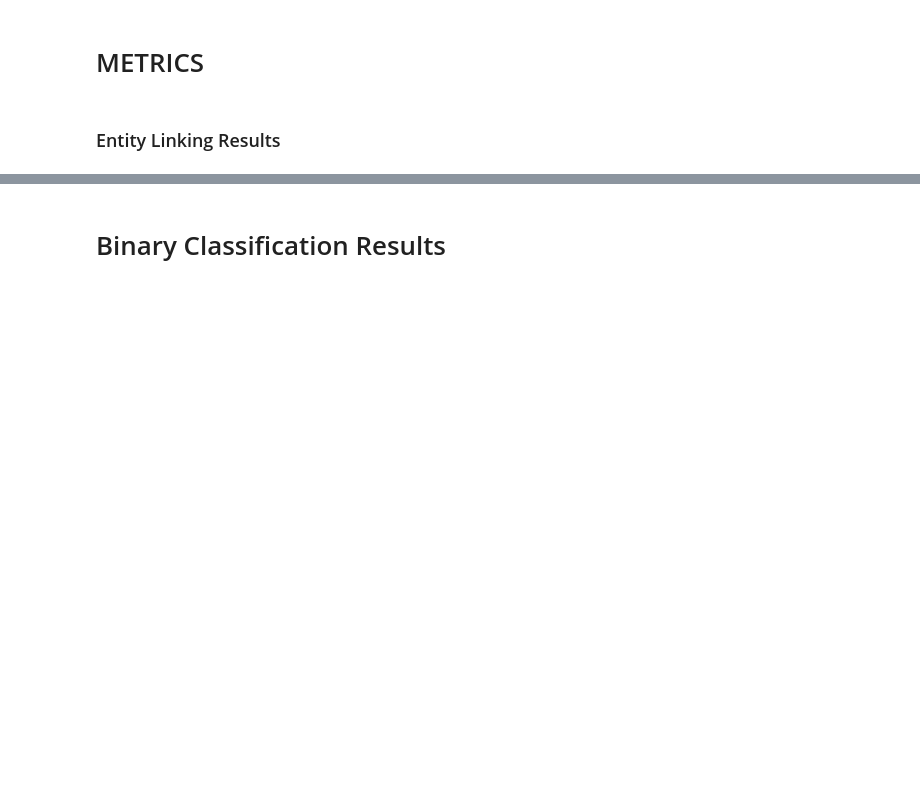
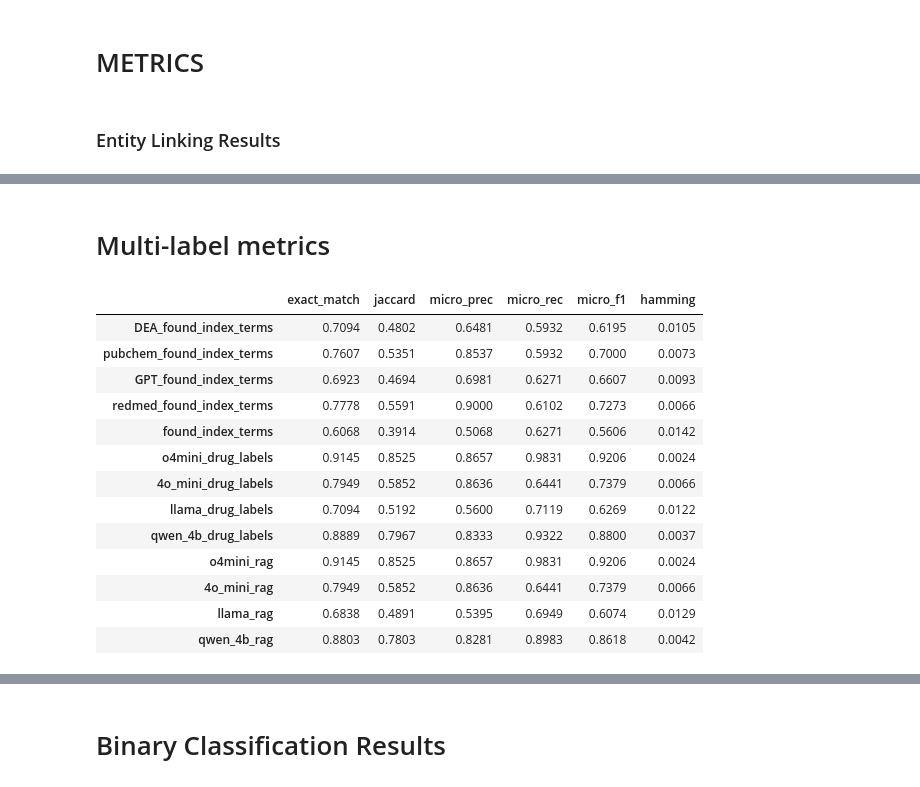
Before and after one commit to JamesChapmanNV/Social_Media_Pharmacovigilance, a Jupyter notebook: 3 - RESULTS.ipynb, the cells around one changed output, grey strips where cells are left out. Saved outputs shown, nothing was run; the diff lists cells and outputs as text; code cells hidden in the pictures; blank space fills up the shorter version.

```diff
--- a/3 - RESULTS.ipynb
+++ b/3 - RESULTS.ipynb
@@ -618,0 +538,55 @@ Column: qwen_4b_rag - Bad names: ['', 'norco', 'psychedelic', 'thc', 'opioids',
+# %% [markdown]
+# Multi-label metrics
+# %%
+all_label_lists = tweets[LIST_OF_DRUGS].tolist()
+for col in LIST_COLS:
+    all_label_lists.extend(tweets[col].tolist())
+
+mlb = MultiLabelBinarizer()
+mlb.fit(all_label_lists) # substances_of_interest ?
+
+def clean(lst):
+    return [s.lower() for s in lst if str(s).strip() != ""]
+Y_true = mlb.transform(tweets[LIST_OF_DRUGS].apply(clean))
+
+results = {}
+for col in LIST_COLS:
+    Y_pred = mlb.transform(tweets[col].apply(clean))
+
+    exact = accuracy_score(Y_true, Y_pred)
+    # jacc  = jaccard_score(Y_true, Y_pred, average="samples")
+    mask = ~((Y_true.sum(axis=1) == 0) & (Y_pred.sum(axis=1) == 0))
+    jacc  = jaccard_score(Y_true[mask], Y_pred[mask], average="samples")
+
+
+    prec  = precision_score(Y_true, Y_pred, average="micro", zero_division=0)
+    rec   = recall_score(Y_true, Y_pred, average="micro", zero_division=0)
+    f1    = f1_score(Y_true, Y_pred, average="micro", zero_division=0)
+    ham   = hamming_loss(Y_true, Y_pred)
+
+    results[col] = {
+        "exact_match": round(exact, 4),
+        "jaccard":     round(jacc, 4),
+        "micro_prec":  round(prec, 4),
+        "micro_rec":   round(rec, 4),
+        "micro_f1":    round(f1, 4),
+        "hamming":     round(ham, 4),
+    }
+
+metrics_df = pd.DataFrame(results).T
+display(metrics_df)
+# %% [output]
+|  | exact_match | jaccard | micro_prec | micro_rec | micro_f1 | hamming |
+| DEA_found_index_terms | 0.7094 | 0.4802 | 0.6481 | 0.5932 | 0.6195 | 0.0105 |
+| pubchem_found_index_terms | 0.7607 | 0.5351 | 0.8537 | 0.5932 | 0.7000 | 0.0073 |
+| GPT_found_index_terms | 0.6923 | 0.4694 | 0.6981 | 0.6271 | 0.6607 | 0.0093 |
+| redmed_found_index_terms | 0.7778 | 0.5591 | 0.9000 | 0.6102 | 0.7273 | 0.0066 |
+| found_index_terms | 0.6068 | 0.3914 | 0.5068 | 0.6271 | 0.5606 | 0.0142 |
+| o4mini_drug_labels | 0.9145 | 0.8525 | 0.8657 | 0.9831 | 0.9206 | 0.0024 |
+| 4o_mini_drug_labels | 0.7949 | 0.5852 | 0.8636 | 0.6441 | 0.7379 | 0.0066 |
+| llama_drug_labels | 0.7094 | 0.5192 | 0.5600 | 0.7119 | 0.6269 | 0.0122 |
+| qwen_4b_drug_labels | 0.8889 | 0.7967 | 0.8333 | 0.9322 | 0.8800 | 0.0037 |
+| o4mini_rag | 0.9145 | 0.8525 | 0.8657 | 0.9831 | 0.9206 | 0.0024 |
+| 4o_mini_rag | 0.7949 | 0.5852 | 0.8636 | 0.6441 | 0.7379 | 0.0066 |
+| llama_rag | 0.6838 | 0.4891 | 0.5395 | 0.6949 | 0.6074 | 0.0129 |
+| qwen_4b_rag | 0.8803 | 0.7803 | 0.8281 | 0.8983 | 0.8618 | 0.0042 |
```
Also changed, not shown: parts of 28 cells of this notebook, 1 other file.
